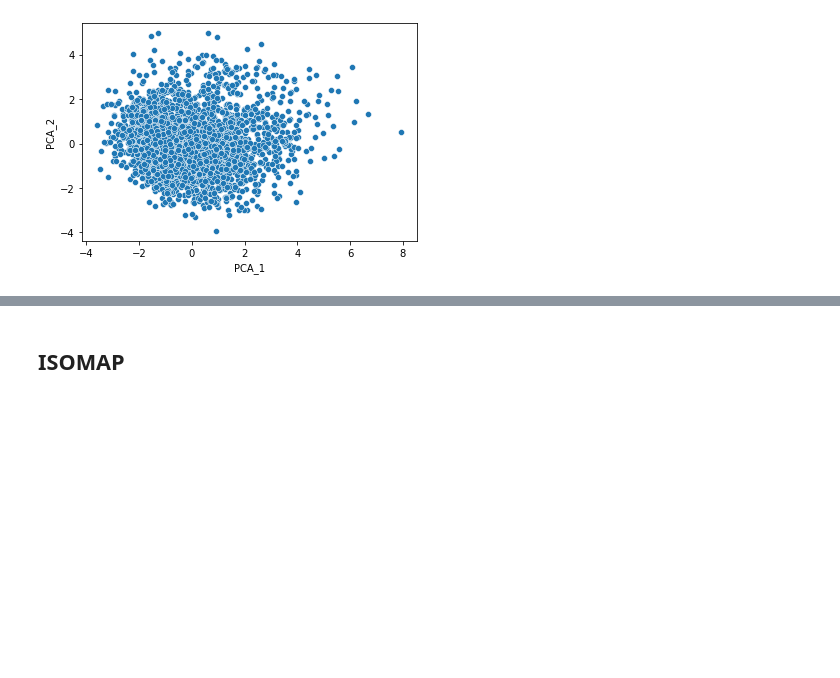
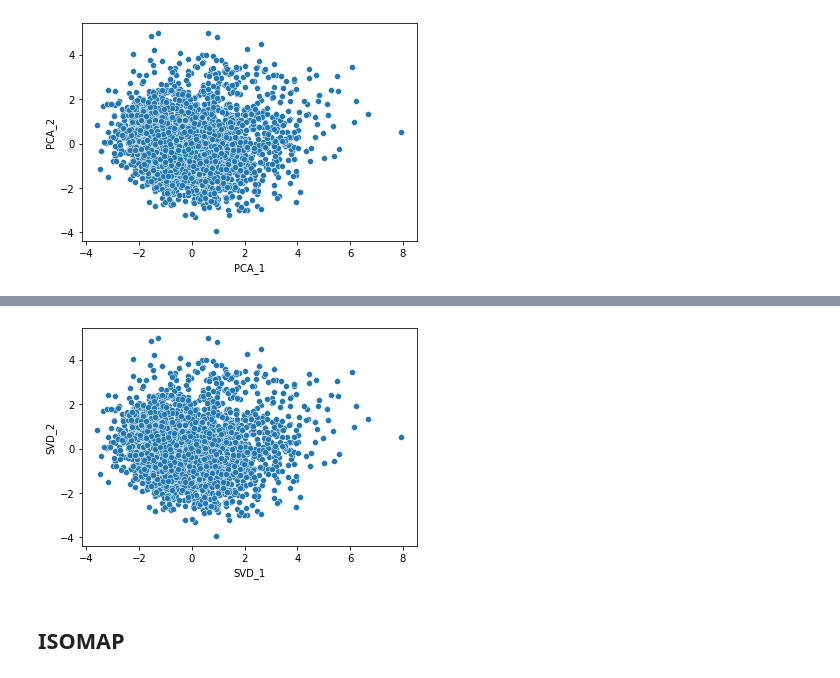
Before and after one commit to juanbadal/lab-clustering-songs, a Jupyter notebook: lab-clustering-songs.ipynb, the cells around one changed output, grey strips where cells are left out. Cells and saved outputs as stored; diff of their text form; code cells hidden in the pictures; blank space fills up the shorter version.

```diff
--- a/lab-clustering-songs.ipynb
+++ b/lab-clustering-songs.ipynb
@@ -278,0 +322,10 @@ plt.show()
+# %%
+# Dimensionality reduction with SVD
+
+svd = TruncatedSVD(n_components=3, random_state=69)
+
+svd_principal_components = svd.fit_transform(df_scaled)
+
+df_svd = pd.DataFrame(svd_principal_components, columns=['SVD_'+ str(i) for i in range(1,svd_principal_components.shape[1]+1)])
+
+df_svd.head()
@@ -278,0 +339,7 @@ plt.show()
+# %%
+# 2d scatterplot with first 2 components
+
+sns.scatterplot(data=df_svd, x='SVD_1', y='SVD_2')
+plt.show()
+# %% [output]
+[figure, added]
```
Also changed, not shown: parts of 23 cells of this notebook, 4 other files.
